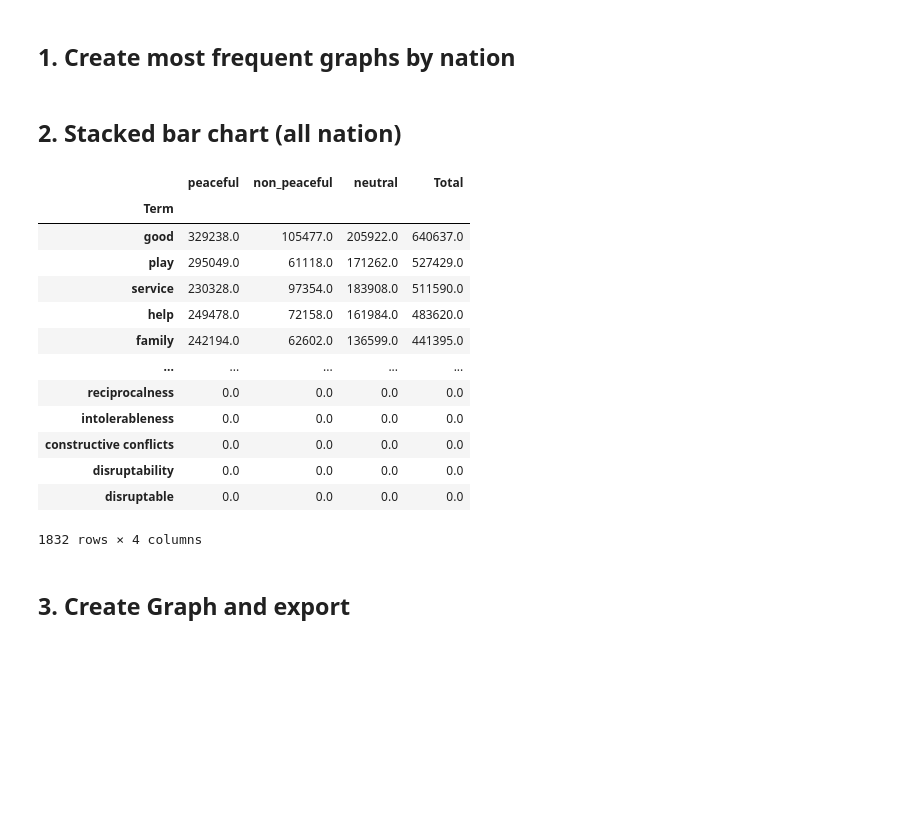
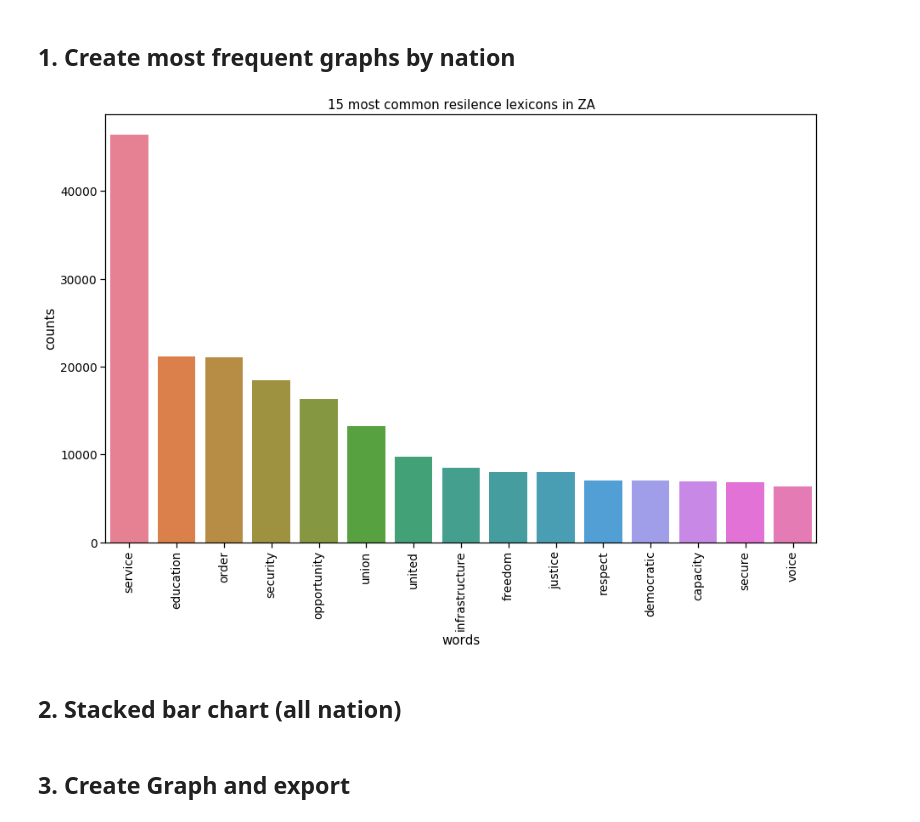
Before and after one commit to mbmackenzie/peace-speech-project, a Jupyter notebook: vis/create_graphs_with_lexicons.ipynb, the cells around one changed output. Drawn from its saved outputs; the diff is of its cells as text; code cells hidden in the pictures; blank space fills up the shorter version.

```diff
--- a/vis/create_graphs_with_lexicons.ipynb
+++ b/vis/create_graphs_with_lexicons.ipynb
@@ -52,14 +52,11 @@ directory = r'C:\Users\tommi\Documents\Columbia 2020 Fall\Capstone\peace-speech-
 csv_files = [s for s in os.listdir(directory) if ".csv" in s]
 
 #Save_directory
-save_dir = r'C:\Users\tommi\Documents\Columbia 2020 Fall\Capstone\peace-speech-project-master\peace-speech-project-master\data\word_count\result_graph\state'
-
+save_dir = r'C:\Users\tommi\Documents\Columbia 2020 Fall\Capstone\peace-speech-project-master\peace-speech-project-master\data\word_count\by_state'
 nation_list = {'peaceful': ['AU', 'CA', 'IE', 'NZ', 'SG',
                             'GB'],
               'non_peaceful': ['BD','KE', 'NG', 'PK', 'TZ'],
-              'neutral':['GH', 'HK', 'IN', 'JM', 'MY', 'PH', 'ZA', 'LK'
-                         #, 'US'
-                        ]}
+              'neutral':['GH', 'HK', 'IN', 'JM', 'MY', 'PH', 'ZA', 'LK', 'US']}
 # %% [markdown]
 ## 1. Create most frequent graphs by nation
 # %%
@@ -99,6 +96,12 @@ def save_three_graph(csv_file_directory):
     save_plot(df_peace, save_dir, 15)
     save_plot(df_conflict, save_dir, 15)
     save_plot(df_resilence, save_dir, 15)
+# %%
+for csv_file in csv_files:
+    csv_dir = os.path.join(directory, csv_file)
+    save_three_graph(csv_dir)
+# %% [output]
+[figure, added]
 # %% [markdown]
 ## 2. Stacked bar chart (all nation)
 # %%
@@ -220,23 +223,6 @@ def create_df_by_state(df_result, nation_list):
     df_copy['Total'] = df_copy.sum(axis = 1).values
 
     return df_copy
-# %%
-create_df_by_state(df_result, nation_list)
-# %% [output]
-|  | peaceful | non_peaceful | neutral | Total |
-| Term |  |  |  |  |
-| good | 329238.0 | 105477.0 | 205922.0 | 640637.0 |
-| play | 295049.0 | 61118.0 | 171262.0 | 527429.0 |
-| service | 230328.0 | 97354.0 | 183908.0 | 511590.0 |
-| help | 249478.0 | 72158.0 | 161984.0 | 483620.0 |
-| family | 242194.0 | 62602.0 | 136599.0 | 441395.0 |
-| ... | ... | ... | ... | ... |
-| reciprocalness | 0.0 | 0.0 | 0.0 | 0.0 |
-| intolerableness | 0.0 | 0.0 | 0.0 | 0.0 |
-| constructive conflicts | 0.0 | 0.0 | 0.0 | 0.0 |
-| disruptability | 0.0 | 0.0 | 0.0 | 0.0 |
-| disruptable | 0.0 | 0.0 | 0.0 | 0.0 |
-1832 rows × 4 columns
 # %% [markdown]
 ## 3. Create Graph and export
 # %%
```
Also changed, not shown: parts of 3 cells of this notebook.
